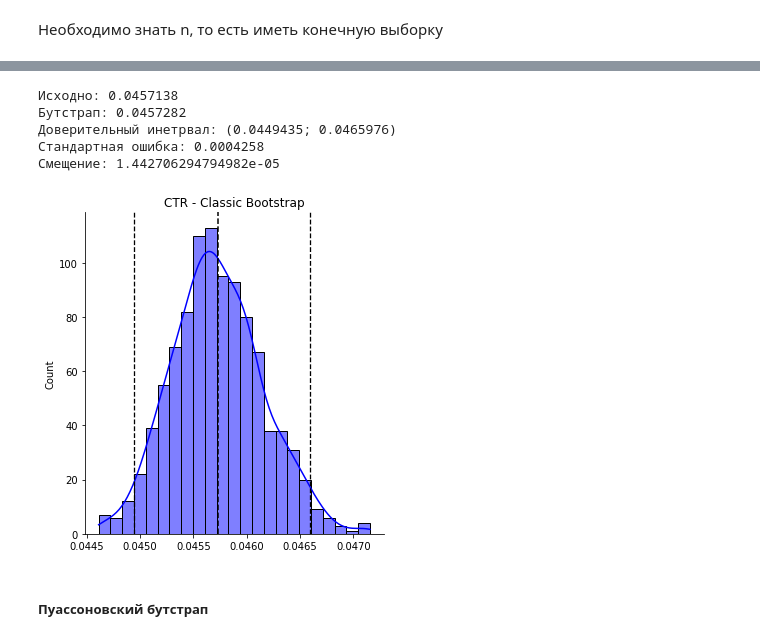
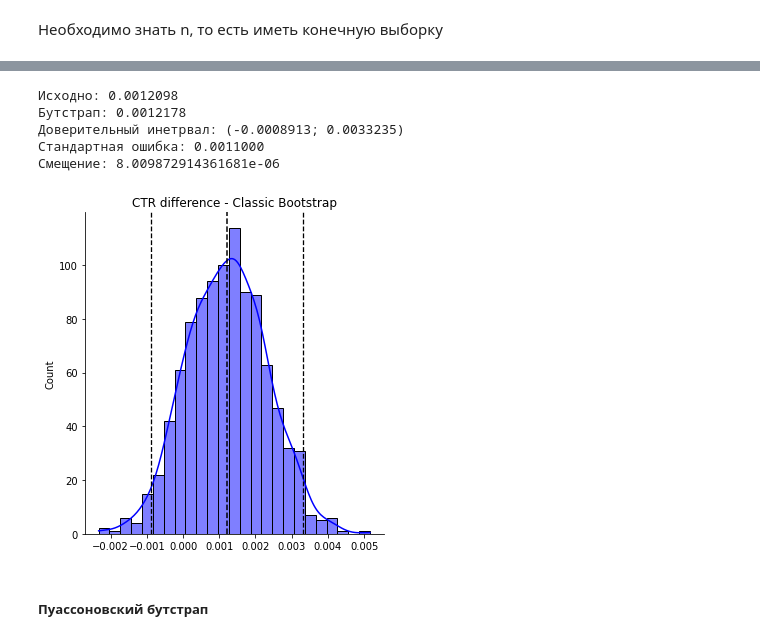
Before and after one commit to VladOnMyOwn/ctr-poisson-bootstrap, a Jupyter notebook: ctr_bootstrap.ipynb, the cells around one changed output, grey strips where cells are left out. Cells and saved outputs as stored; diff of their text form; code cells hidden in the pictures.

```diff
--- a/ctr_bootstrap.ipynb
+++ b/ctr_bootstrap.ipynb
@@ -94,0 +108,7 @@ CTR: 4.57%
+# %%
+# синтетически делим пользователей на 2 группы, предполагая, что это делается в самом процессе проведения теста
+control_group_data = user_level_ctr.sample(n=len(user_level_ctr) // 2, random_state=33)
+treatment_group_data = user_level_ctr[~user_level_ctr.user_id.isin(control_group_data.user_id.values)]
+control_group_data['group_label'] = ['control'] * control_group_data.shape[0]
+treatment_group_data['group_label'] = ['treatment'] * treatment_group_data.shape[0]
+print(control_group_data.shape[0], treatment_group_data.shape[0])
@@ -94,0 +117,3 @@ CTR: 4.57%
+# %%
+user_level_ctr = pd.concat([control_group_data, treatment_group_data]).sort_values('user_id')
+user_level_ctr.head()
@@ -167,8 +215,11 @@ alpha = 0.05
 def multinomial_boot(main_sample, B):
     result = []
     for rep in range(B):
-        sample = resample(main_sample)
-        result.append(np.mean(sample))
+        control_sample = resample(main_sample.loc[main_sample['group_label'] == 'control'])
+        treatment_sample = resample(main_sample.loc[main_sample['group_label'] == 'treatment'])
+        ctr_control = control_sample['clicks'].sum() / control_sample['views'].sum()
+        ctr_treatment = treatment_sample['clicks'].sum() / treatment_sample['views'].sum()
+        result.append(ctr_treatment - ctr_control)
     result = pd.Series(result)
     return result
 # %%
@@ -179,29 +230,29 @@ multinomial_boot(click_data['is_click'].values.tolist(), B)
 # %%
-classic_boot_res = multinomial_boot(click_data['is_click'].values.tolist(), B)
+classic_boot_res = multinomial_boot(user_level_ctr, B)
 # %%
-print('Исходно: {:.7f}'.format(ctr_mean))
+print('Исходно: {:.7f}'.format(global_ctr_treatment - global_ctr_control))
 print('Бутстрап: {:.7f}'.format(classic_boot_res.mean()))
 quantile_l = np.quantile(classic_boot_res, alpha / 2)
 quantile_r = np.quantile(classic_boot_res, 1 - alpha / 2)
 print('Доверительный инетрвал: ({:.7f}; {:.7f})'.format(quantile_l, quantile_r))
 print('Стандартная ошибка: {:.7f}'.format(classic_boot_res.std()))
-bias = classic_boot_res.mean() - ctr_mean
+bias = classic_boot_res.mean() - (global_ctr_treatment - global_ctr_control)
 print(f'Смещение: {bias}')
 # %% [output]
-Исходно: 0.0457138
-Бутстрап: 0.0457282
-Доверительный инетрвал: (0.0449435; 0.0465976)
-Стандартная ошибка: 0.0004258
-Смещение: 1.442706294794982e-05
+Исходно: 0.0012098
+Бутстрап: 0.0012178
+Доверительный инетрвал: (-0.0008913; 0.0033235)
+Стандартная ошибка: 0.0011000
+Смещение: 8.009872914361681e-06
 # %%
 sns.displot(classic_boot_res, kde=True, color='blue')
-plt.title('CTR - Classic Bootstrap')
+plt.title('CTR difference - Classic Bootstrap')
 plt.axvline(classic_boot_res.mean(), ls='--', lw=1.5, c='black')
 plt.axvline(quantile_l, ls='--', lw=1.3, c='black')
 plt.axvline(quantile_r, ls='--', lw=1.3, c='black')
 plt.show()
 # %% [output]
-[figure, old version]
+[figure, new version]
 # %% [markdown]
 ##### Пуассоновский бутстрап
 # %% [markdown]
```
Also changed, not shown: parts of 42 cells of this notebook.
